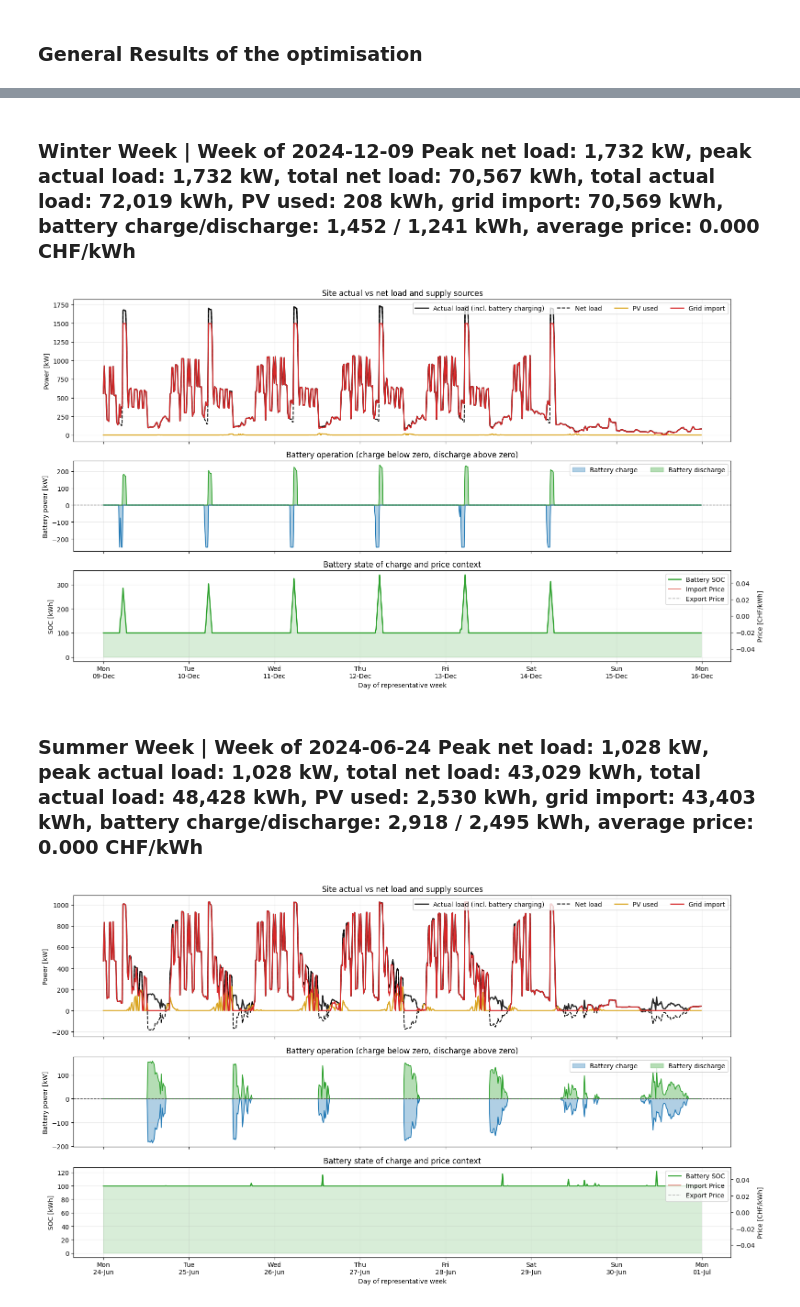
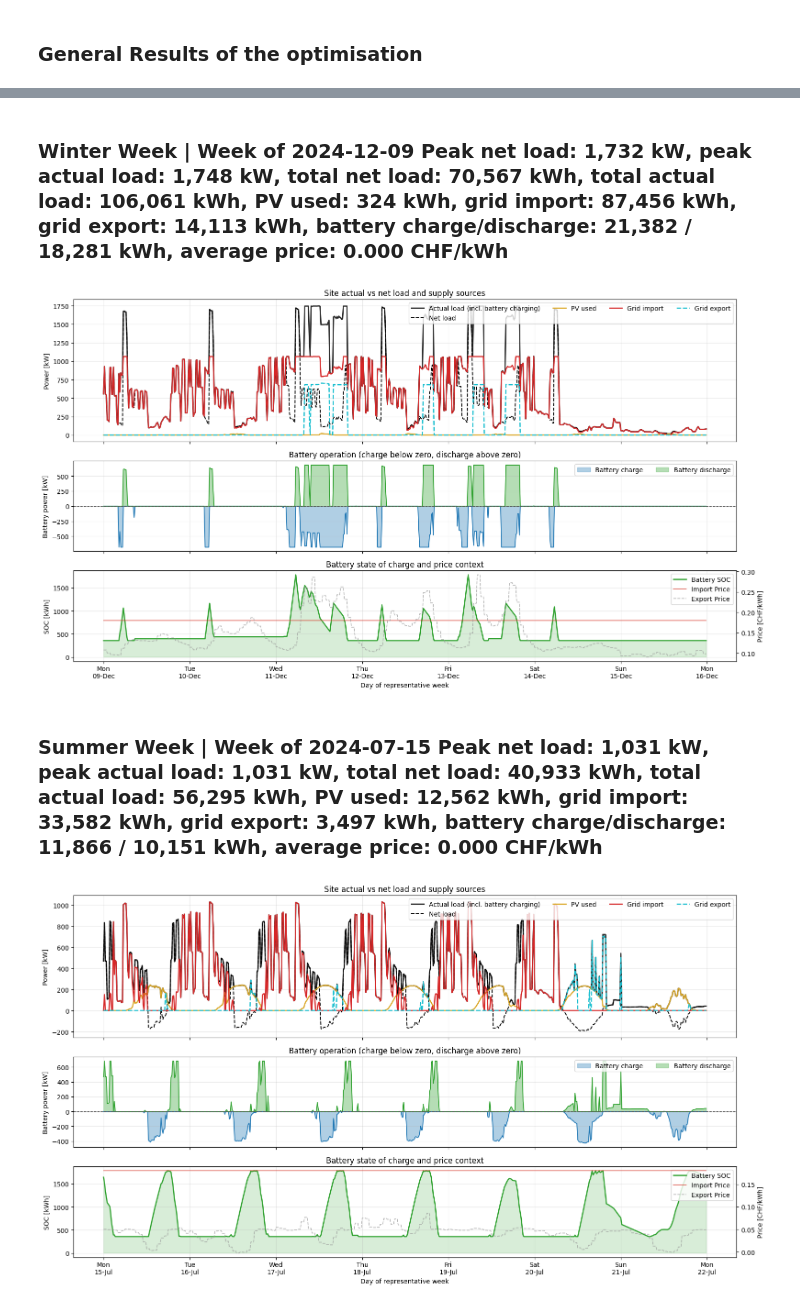
Before and after one commit to diegomalsiner1/CS1-Swiss-Post, a Jupyter notebook: results_sheet.ipynb, the cells around one changed output, grey strips where cells are left out. Drawn from its saved outputs; the diff is of its cells as text; code cells hidden in the pictures.

```diff
--- a/results_sheet.ipynb
+++ b/results_sheet.ipynb
@@ -10,6 +10,8 @@ import matplotlib.dates as mdates
 import matplotlib.ticker as mticker
 from IPython.display import display, Markdown
 import config
+import importlib
+importlib.reload(config)
 
 # Get latest run
 RESULTS_ROOT = Path("02-MODEL-RESULTS")
@@ -144,6 +146,9 @@ for required_col in ["pv_flow", "grid_flow", "battery_charge_power", "battery_di
 if "spill_flow" not in df.columns:
     df["spill_flow"] = 0.0
 
+if "grid_export" not in df.columns:
+    df["grid_export"] = 0.0
+
 def infer_timestep_hours(timestamp_series, default_hours=0.25):
     if timestamp_series is None or len(timestamp_series) < 2:
         return default_hours
@@ -176,6 +181,8 @@ for required_col in ["pv_flow", "grid_flow", "battery_charge_power", "battery_di
         df[required_col] = 0.0
 if "spill_flow" not in df.columns:
     df["spill_flow"] = 0.0
+if "grid_export" not in df.columns:
+    df["grid_export"] = 0.0
 if "electricity_price" not in df.columns:
     df["electricity_price"] = 0.0
 
@@ -288,6 +295,7 @@ weekly_summary = dispatch_df.groupby("week_start", as_index=False).agg(
     total_load=("total_load", "sum"),
     total_pv=("pv_flow", "sum"),
     total_grid_import=("grid_flow", "sum"),
+    total_grid_export=("grid_export", "sum"),
     total_battery_charge=("battery_charge_power", "sum"),
     total_battery_discharge=("battery_discharge_power", "sum"),
     total_curtailment=("spill_flow", "sum"),
@@ -591,7 +601,7 @@ ax.legend(by_label.values(), by_label.keys(), loc="upper left", bbox_to_anchor=(
 ax.grid(axis="y", alpha=0.3, linestyle="--")
 plt.xticks(rotation=45)
 plt.tight_layout()
-save_path = latest_run / "Financial_Value_Stream_Breakdown.png"
+save_path = latest_run / f"Financial_Value_Stream_Breakdown_spot_year_{config.Spot_price_year}.png"
 plt.savefig(save_path, dpi=300, bbox_inches="tight")
 plt.show()
 # %% [output]
@@ -745,7 +755,7 @@ else:
                 ax.xaxis.set_major_formatter(plt.matplotlib.dates.DateFormatter('%a'))
 
         plt.tight_layout()
-        save_path = latest_run / "Weekly_Electricity_Price_Curve.png"
+        save_path = latest_run / f"Weekly_Electricity_Price_Curve_spot_year_{config.Spot_price_year}.png"
         plt.savefig(save_path, dpi=300, bbox_inches="tight")
         plt.show()
 # %% [output]
@@ -771,7 +781,7 @@ ax1.legend(handles=[line1, line2], loc="upper right")
 ax1.xaxis.set_major_formatter(plt.matplotlib.dates.DateFormatter('%b %Y'))
 
 plt.tight_layout()
-save_path = latest_run / "Yearly_Electricity_Price_Curve.png"
+save_path = latest_run / f"Yearly_Electricity_Price_Curve_spot_year_{config.Spot_price_year}.png"
 plt.savefig(save_path, dpi=300, bbox_inches="tight")
 plt.show()
 # %% [output]
@@ -1011,6 +1029,7 @@ else:
         peak_net_load = week_df["total_load"].max()
         peak_actual_load = week_df["actual_load"].max()
         total_grid_import = week_df["grid_flow"].sum() * timestep_hours
+        total_grid_export = week_df["grid_export"].sum() * timestep_hours
         total_pv_used = week_df["pv_flow"].sum() * timestep_hours
         total_charge = week_df["battery_charge_power"].sum() * timestep_hours
         total_discharge = week_df["battery_discharge_power"].sum() * timestep_hours
@@ -1020,6 +1039,7 @@ else:
             f"Peak net load: **{peak_net_load:,.0f} kW**, peak actual load: **{peak_actual_load:,.0f} kW**, "
             f"total net load: **{total_net_load:,.0f} kWh**, total actual load: **{total_actual_load:,.0f} kWh**, "
             f"PV used: **{total_pv_used:,.0f} kWh**, grid import: **{total_grid_import:,.0f} kWh**, "
+            f"grid export: **{total_grid_export:,.0f} kWh**, "
             f"battery charge/discharge: **{total_charge:,.0f} / {total_discharge:,.0f} kWh**, "
             f"average price: **{avg_price:,.3f} CHF/kWh**"
         ))
@@ -1037,6 +1057,15 @@ else:
         ax_supply.plot(week_df["timestamp"], week_df["total_load"], label="Net load", color="black", linewidth=1.4, linestyle="--")
         ax_supply.plot(week_df["timestamp"], week_df["pv_flow"], label="PV used", color="goldenrod", linewidth=1.8)
         ax_supply.plot(week_df["timestamp"], week_df["grid_flow"], label="Grid import", color="tab:red", linewidth=1.8)
+        if (week_df["grid_export"] > 1e-9).any():
+            ax_supply.plot(
+                week_df["timestamp"],
+                week_df["grid_export"],
+                label="Grid export",
+                color="tab:cyan",
+                linewidth=1.8,
+                linestyle="--",
+            )
         if (week_df["spill_flow"] > 1e-9).any():
             ax_supply.plot(
                 week_df["timestamp"],
@@ -1076,7 +1105,7 @@ else:
         ax_price.plot(
             week_df["timestamp"],
             week_df["import_price_with_grid"],
-            color=_BRAND["primary"], # Using your Brand Red
+            color=_BRAND["primary"],
             linewidth=1.2,
             linestyle="-",
             label="Import Price",
@@ -1087,7 +1116,7 @@ else:
         ax_price.plot(
             week_df["timestamp"],
             week_df["export_price"],
-            color="0.6", # Medium Grey
+            color="0.6",
             linewidth=1.2,
             linestyle="--",
             label="Export Price",
@@ -1105,6 +1134,8 @@ else:
         ax_soc.set_xlabel("Day of representative week")
 
         plt.tight_layout()
+        save_path = latest_run / f"Representative_week_{week_info['label']}_spot_year_{config.Spot_price_year}.png"
+        plt.savefig(save_path, dpi=300, bbox_inches="tight")
         plt.show()
 # %% [output]
 ## Representative Dispatch Weeks
@@ -1120,5 +1151,5 @@ $actual\_load_t = grid\_flow_t + pv\_flow_t + battery\_discharge_t = total\_dema
 Each representative week is split into three panels: (1) site net load and supply sources, (2) battery charging and discharging around a zero line, and (3) battery state of charge with the electricity price as dashed reference.
-### Winter Week | Week of 2024-12-09  Peak net load: **1,732 kW**, peak actual load: **1,732 kW**, total net load: **70,567 kWh**, total actual load: **72,019 kWh**, PV used: **208 kWh**, grid import: **70,569 kWh**, battery charge/discharge: **1,452 / 1,241 kWh**, average price: **0.000 CHF/kWh**
+### Winter Week | Week of 2024-12-09  Peak net load: **1,732 kW**, peak actual load: **1,748 kW**, total net load: **70,567 kWh**, total actual load: **106,061 kWh**, PV used: **324 kWh**, grid import: **87,456 kWh**, grid export: **14,113 kWh**, battery charge/discharge: **21,382 / 18,281 kWh**, average price: **0.000 CHF/kWh**
-[figure, old version]
+[figure, new version]
-### Summer Week | Week of 2024-06-24  Peak net load: **1,028 kW**, peak actual load: **1,028 kW**, total net load: **43,029 kWh**, total actual load: **48,428 kWh**, PV used: **2,530 kWh**, grid import: **43,403 kWh**, battery charge/discharge: **2,918 / 2,495 kWh**, average price: **0.000 CHF/kWh**
+### Summer Week | Week of 2024-07-15  Peak net load: **1,031 kW**, peak actual load: **1,031 kW**, total net load: **40,933 kWh**, total actual load: **56,295 kWh**, PV used: **12,562 kWh**, grid import: **33,582 kWh**, grid export: **3,497 kWh**, battery charge/discharge: **11,866 / 10,151 kWh**, average price: **0.000 CHF/kWh**
-[figure, old version]
+[figure, new version]
```
Also changed, not shown: parts of 16 cells of this notebook, 6 other files.
